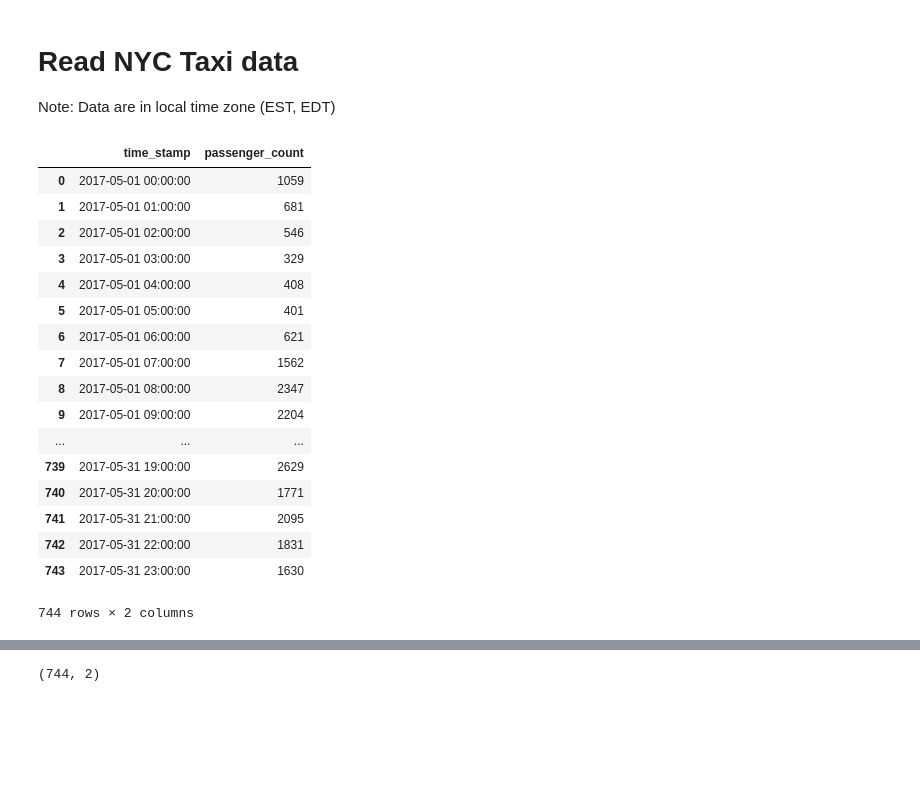
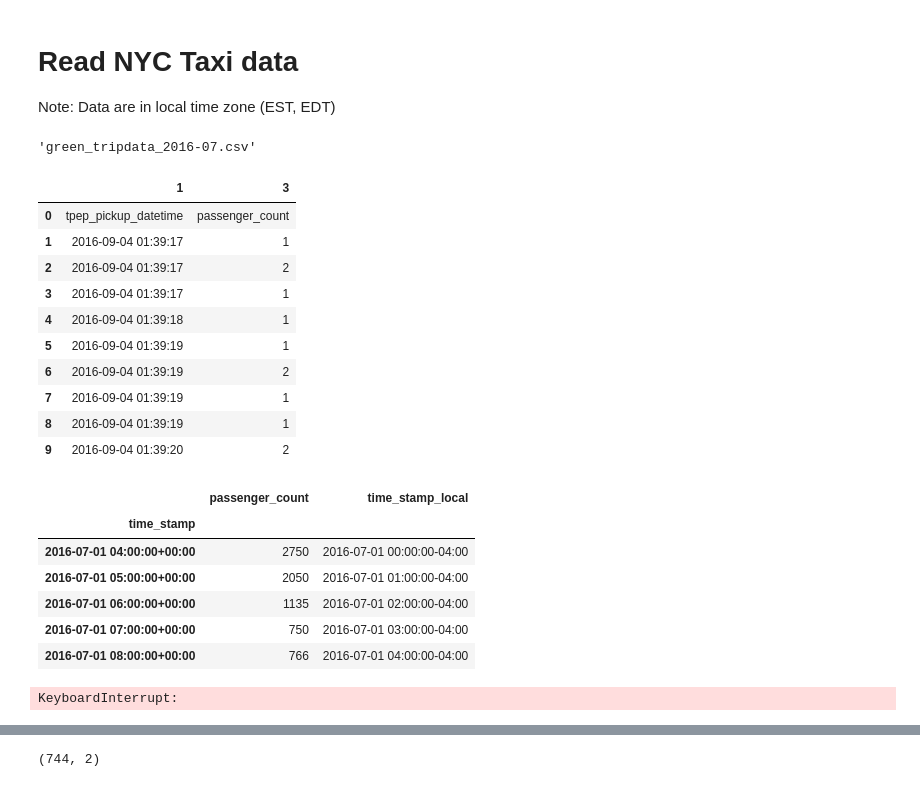
Before and after one commit to xingliuUT/battery_planner, a Jupyter notebook: read_nyctaxi_data.ipynb, the cells around one changed output, grey strips where cells are left out. Cells and saved outputs as stored; diff of their text form; code cells hidden in the pictures; blank space fills up the shorter version.

```diff
--- a/read_nyctaxi_data.ipynb
+++ b/read_nyctaxi_data.ipynb
@@ -6,4 +6,11 @@ Note: Data are in local time zone (EST, EDT)
 import os
 import pandas as pd
 import matplotlib.pyplot as plt
+# %%
+def is_integer(s):
+    try:
+        int(s)
+        return int(s)
+    except ValueError:
+        return 0.
 # %%
@@ -24,0 +52,24 @@ def count_by_hour(color, filename):
+# %%
+def count_by_hour(color, filename):
+    if color == 'green':
+        df_input = pd.read_csv('nyc_taxi/' + filename, header=None, usecols=[1,7])
+        df_input.columns = ['time_stamp', 'passenger_count']
+    elif color == 'yellow':
+        df_input = pd.read_csv('nyc_taxi/' + filename, header=None, usecols=[1,3])
+        df_input.columns = ['time_stamp', 'passenger_count']
+    df_input = df_input.iloc[1:]
+    df_input.loc[:,'passenger_count'] = df_input.passenger_count.apply(is_integer)
+    df_input.loc[:,'time_stamp'] = df_input.time_stamp.apply(lambda x: pd.to_datetime(x))
+    df_input.set_index('time_stamp', inplace = True)
+    df_out = df_input.resample('1H').sum()
+    df_out.set_index(df_out.index.tz_localize('US/Eastern', ambiguous='infer'), inplace = True)
+    df_out['time_stamp_local'] = df_out.index
+    df_out.set_index(df_out.index.tz_convert('GMT'), inplace = True)
+
+    #df_out.reset_index(level=0, inplace=True)
+#     df_nyc.to_csv('nyc_taxi/' + output_filename, index = False)
+    return df_out
+# %%
+filename
+# %% [output]
+'green_tripdata_2016-07.csv'
@@ -24,0 +80,14 @@ def count_by_hour(color, filename):
+# %%
+df_input.head(10)
+# %% [output]
+|  | 1 | 3 |
+| 0 | tpep_pickup_datetime | passenger_count |
+| 1 | 2016-09-04 01:39:17 | 1 |
+| 2 | 2016-09-04 01:39:17 | 2 |
+| 3 | 2016-09-04 01:39:17 | 1 |
+| 4 | 2016-09-04 01:39:18 | 1 |
+| 5 | 2016-09-04 01:39:19 | 1 |
+| 6 | 2016-09-04 01:39:19 | 2 |
+| 7 | 2016-09-04 01:39:19 | 1 |
+| 8 | 2016-09-04 01:39:19 | 1 |
+| 9 | 2016-09-04 01:39:20 | 2 |
@@ -25,24 +96,20 @@ def count_by_hour(color, filename):
 # %%
+filename = 'green_tripdata_2016-07.csv'
 df_test05 = count_by_hour('green', filename)
 # %%
-df_test05
+df_test05.head()
 # %% [output]
-|  | time_stamp | passenger_count |
-| 0 | 2017-05-01 00:00:00 | 1059 |
-| 1 | 2017-05-01 01:00:00 | 681 |
-| 2 | 2017-05-01 02:00:00 | 546 |
-| 3 | 2017-05-01 03:00:00 | 329 |
-| 4 | 2017-05-01 04:00:00 | 408 |
-| 5 | 2017-05-01 05:00:00 | 401 |
-| 6 | 2017-05-01 06:00:00 | 621 |
-| 7 | 2017-05-01 07:00:00 | 1562 |
-| 8 | 2017-05-01 08:00:00 | 2347 |
-| 9 | 2017-05-01 09:00:00 | 2204 |
-| ... | ... | ... |
-| 739 | 2017-05-31 19:00:00 | 2629 |
-| 740 | 2017-05-31 20:00:00 | 1771 |
-| 741 | 2017-05-31 21:00:00 | 2095 |
-| 742 | 2017-05-31 22:00:00 | 1831 |
-| 743 | 2017-05-31 23:00:00 | 1630 |
+|  | passenger_count | time_stamp_local |
+| time_stamp |  |  |
+| 2016-07-01 04:00:00+00:00 | 2750 | 2016-07-01 00:00:00-04:00 |
+| 2016-07-01 05:00:00+00:00 | 2050 | 2016-07-01 01:00:00-04:00 |
+| 2016-07-01 06:00:00+00:00 | 1135 | 2016-07-01 02:00:00-04:00 |
+| 2016-07-01 07:00:00+00:00 | 750 | 2016-07-01 03:00:00-04:00 |
+| 2016-07-01 08:00:00+00:00 | 766 | 2016-07-01 04:00:00-04:00 |
-744 rows × 2 columns
+# %%
+filename = 'yellow_tripdata_2016-07.csv'
+df_test07 = count_by_hour('yellow', filename)
+df_test07.head()
+# %% [output]
+KeyboardInterrupt:
 # %%
```
Also changed, not shown: parts of 45 cells of this notebook, 2 other files.
